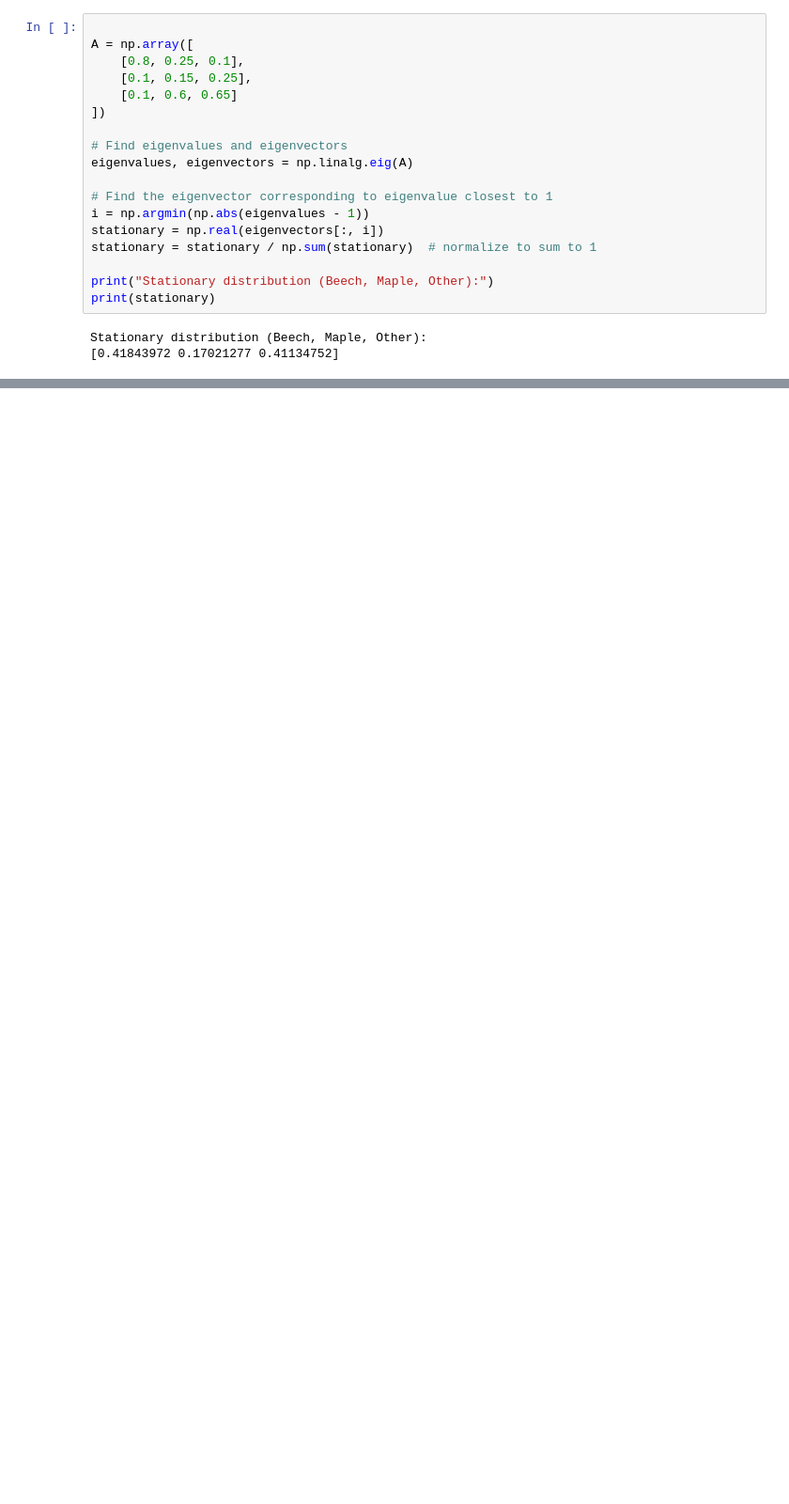
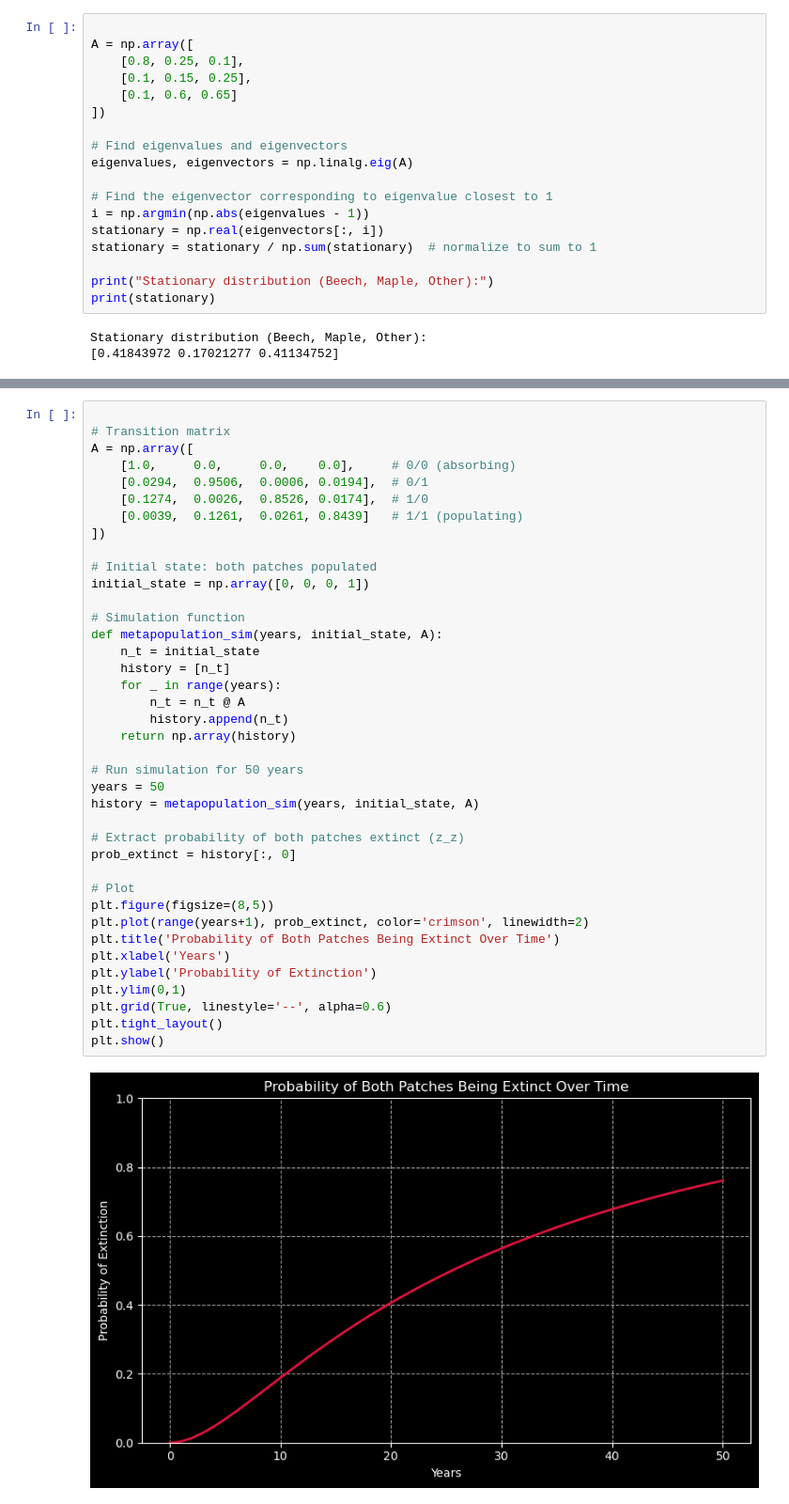
Before and after one commit to BotchedPleb/BIO_350_F25, a Jupyter notebook: IC_assignment7.ipynb, the cells around one changed output, grey strips where cells are left out. Shown at 94% size. Drawn from its saved outputs; the diff is of its cells as text; blank space fills up the shorter version.

```diff
--- a/IC_assignment7.ipynb
+++ b/IC_assignment7.ipynb
@@ -115,0 +97,41 @@ a.  It appears to be 17%
+# %%
+
+# Transition matrix
+A = np.array([
+    [1.0,     0.0,     0.0,    0.0],     # 0/0 (absorbing)
+    [0.0294,  0.9506,  0.0006, 0.0194],  # 0/1
+    [0.1274,  0.0026,  0.8526, 0.0174],  # 1/0
+    [0.0039,  0.1261,  0.0261, 0.8439]   # 1/1 (populating)
+])
+
+# Initial state: both patches populated
+initial_state = np.array([0, 0, 0, 1])
+
+# Simulation function
+def metapopulation_sim(years, initial_state, A):
+    n_t = initial_state
+    history = [n_t]
+    for _ in range(years):
+        n_t = n_t @ A
+        history.append(n_t)
+    return np.array(history)
+
+# Run simulation for 50 years
+years = 50
+history = metapopulation_sim(years, initial_state, A)
+
+# Extract probability of both patches extinct (z_z)
+prob_extinct = history[:, 0]
+
+# Plot
+plt.figure(figsize=(8,5))
+plt.plot(range(years+1), prob_extinct, color='crimson', linewidth=2)
+plt.title('Probability of Both Patches Being Extinct Over Time')
+plt.xlabel('Years')
+plt.ylabel('Probability of Extinction')
+plt.ylim(0,1)
+plt.grid(True, linestyle='--', alpha=0.6)
+plt.tight_layout()
+plt.show()
+# %% [output]
+[figure, added]
```
Also changed, not shown: parts of 12 cells of this notebook.
